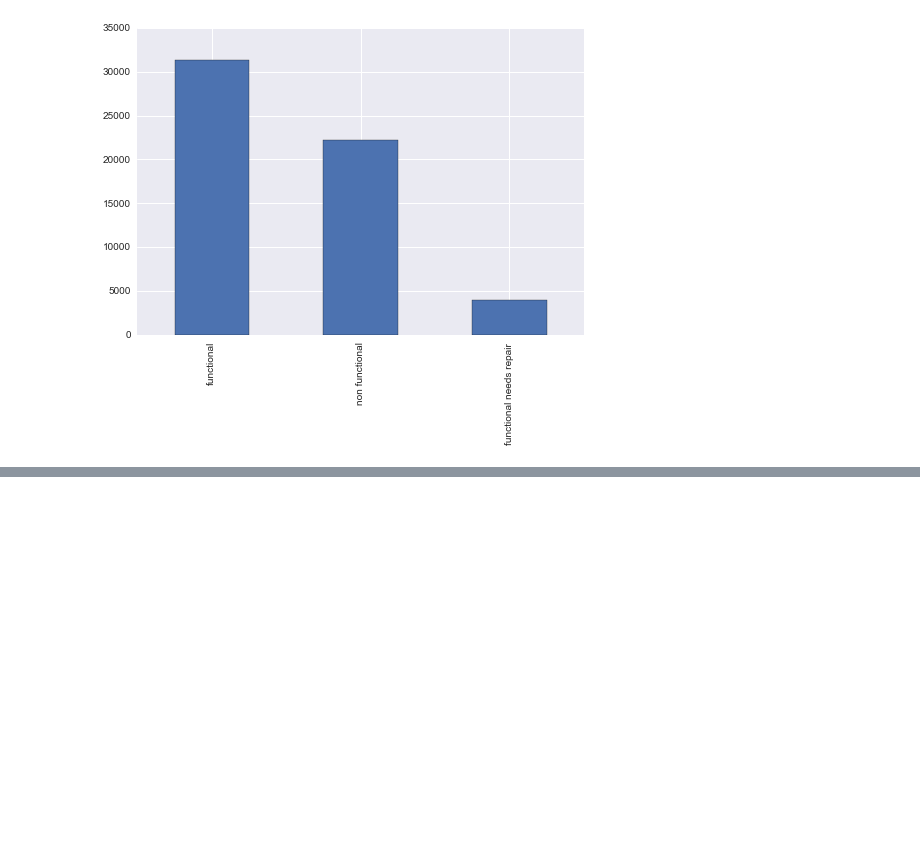
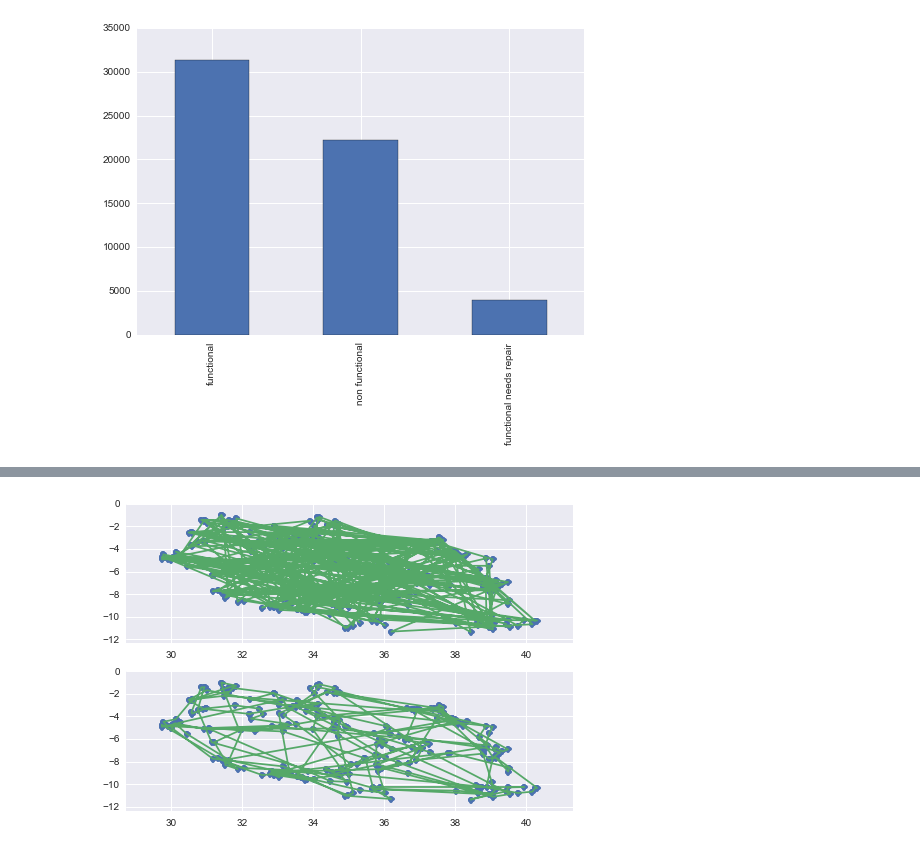
Before and after one commit to ghaslam/AM207, a Jupyter notebook: Optimising_maintenance_route.ipynb, the cells around one changed output, grey strips where cells are left out. Saved outputs shown, nothing was run; the diff lists cells and outputs as text; code cells hidden in the pictures; blank space fills up the shorter version.

Commit message:
Simple sim annealing is working.

```diff
--- a/Optimising_maintenance_route.ipynb
+++ b/Optimising_maintenance_route.ipynb
@@ -254,7 +259,7 @@ def simulated_annealing( pathcities, init_temp, thermostat, ftol, itol, otol, re
     # SET THESE FOR DIAGNOSTICS
     # ================
 
-    m=10000
+    m=100000
     distsize=otol+1
     dist=[]
     temperature = init_temp
@@ -274,6 +279,7 @@ def simulated_annealing( pathcities, init_temp, thermostat, ftol, itol, otol, re
     didPlot = False
 
     while it >=0:
+    #while otol < itol:
         ## NUMBER OF CORNERS IS L
         L = np.max((np.floor(np.sqrt(temperature)).astype(int),1))
         #print "L", L
@@ -336,7 +342,7 @@ def simulated_annealing( pathcities, init_temp, thermostat, ftol, itol, otol, re
     return s, dist
 # %%
 # simulated_annealing( pathcities, init_temp, thermostat, ftol, itol, otol, reannealing):
-pcities, distances = simulated_annealing(cities, 10.0, 0.95, 0.01, 20000, 0, 10)
+pcities, distances = simulated_annealing(cities, 10.0, 0.8, 0.01, 20000, 0, 10)
 
-#print len(distances)
+print len(distances)
 # %% [output]
@@ -361,0 +356,8 @@ plt.plot(distances)
+# %%
+plt.subplot(2,1,1)
+plot_path(cities)
+
+plt.subplot(2,1,2)
+plot_path(pcities)
+# %% [output]
+[figure, added]
```
Also changed, not shown: parts of 9 cells of this notebook.
